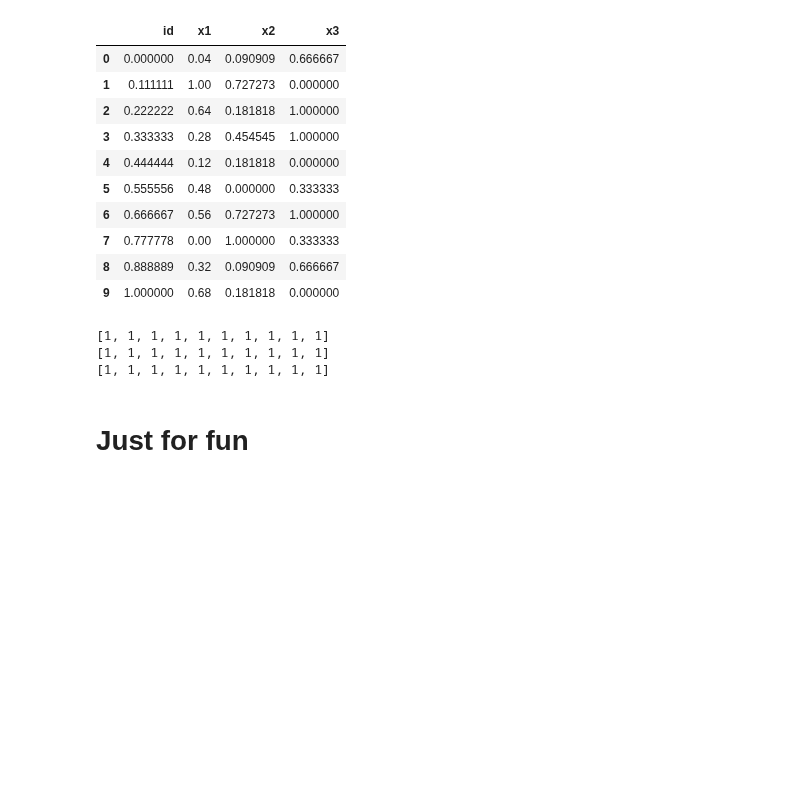
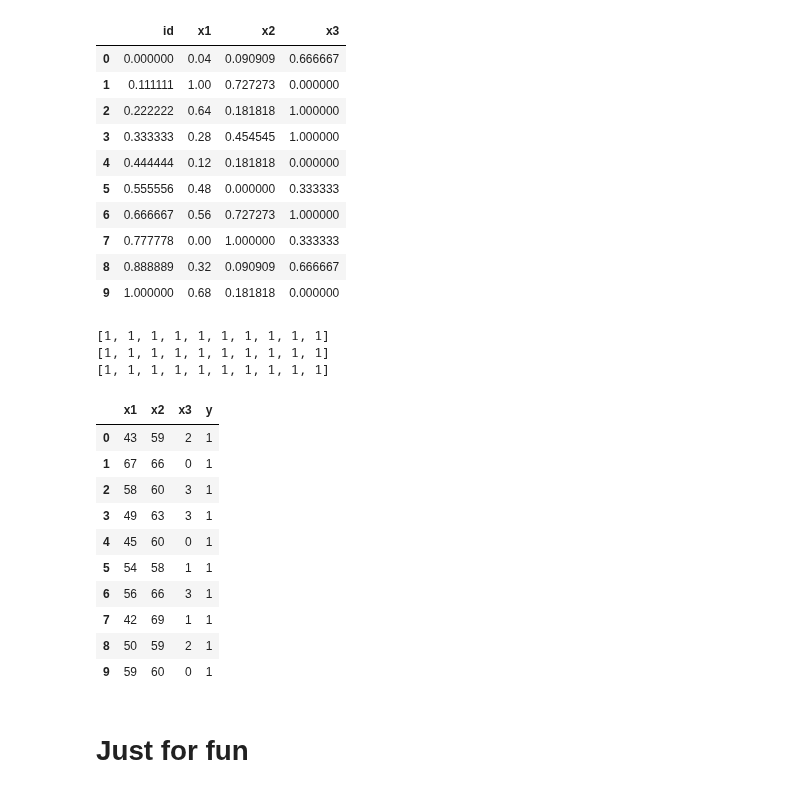
Before and after one commit to khalilullahalfaath/AI_Tubes-03-Learning, a Jupyter notebook: AI_Kelompok_15_Learning.ipynb, the cells around one changed output. Saved outputs shown, nothing was run; the diff lists cells and outputs as text; code cells hidden in the pictures; blank space fills up the shorter version.

Commit message:
add result to excel

```diff
--- a/AI_Kelompok_15_Learning.ipynb
+++ b/AI_Kelompok_15_Learning.ipynb
@@ -470,3 +470,20 @@ print(finalMinkowski)
 [1, 1, 1, 1, 1, 1, 1, 1, 1, 1]
 [1, 1, 1, 1, 1, 1, 1, 1, 1, 1]
 [1, 1, 1, 1, 1, 1, 1, 1, 1, 1]
+# %%
+xResult = pd.DataFrame(dfTest, columns=['x1', 'x2', 'x3'])
+yResult = pd.DataFrame(finalEuclidean, columns=['y'])
+result = pd.merge(xResult, yResult, left_index=True, right_index=True)
+result
+# %% [output]
+|  | x1 | x2 | x3 | y |
+| 0 | 43 | 59 | 2 | 1 |
+| 1 | 67 | 66 | 0 | 1 |
+| 2 | 58 | 60 | 3 | 1 |
+| 3 | 49 | 63 | 3 | 1 |
+| 4 | 45 | 60 | 0 | 1 |
+| 5 | 54 | 58 | 1 | 1 |
+| 6 | 56 | 66 | 3 | 1 |
+| 7 | 42 | 69 | 1 | 1 |
+| 8 | 50 | 59 | 2 | 1 |
+| 9 | 59 | 60 | 0 | 1 |
```
Also changed, not shown: parts of 10 cells of this notebook.
